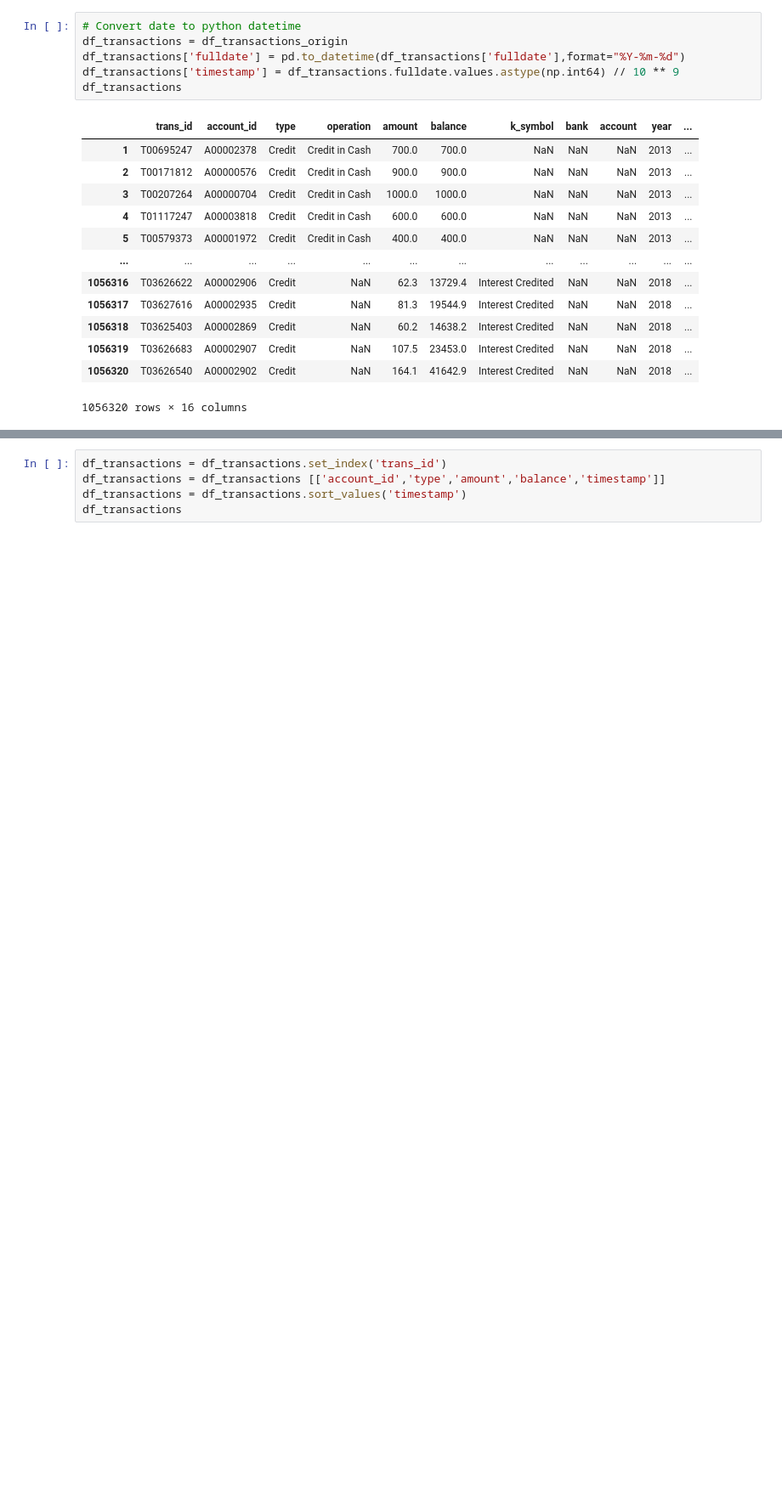
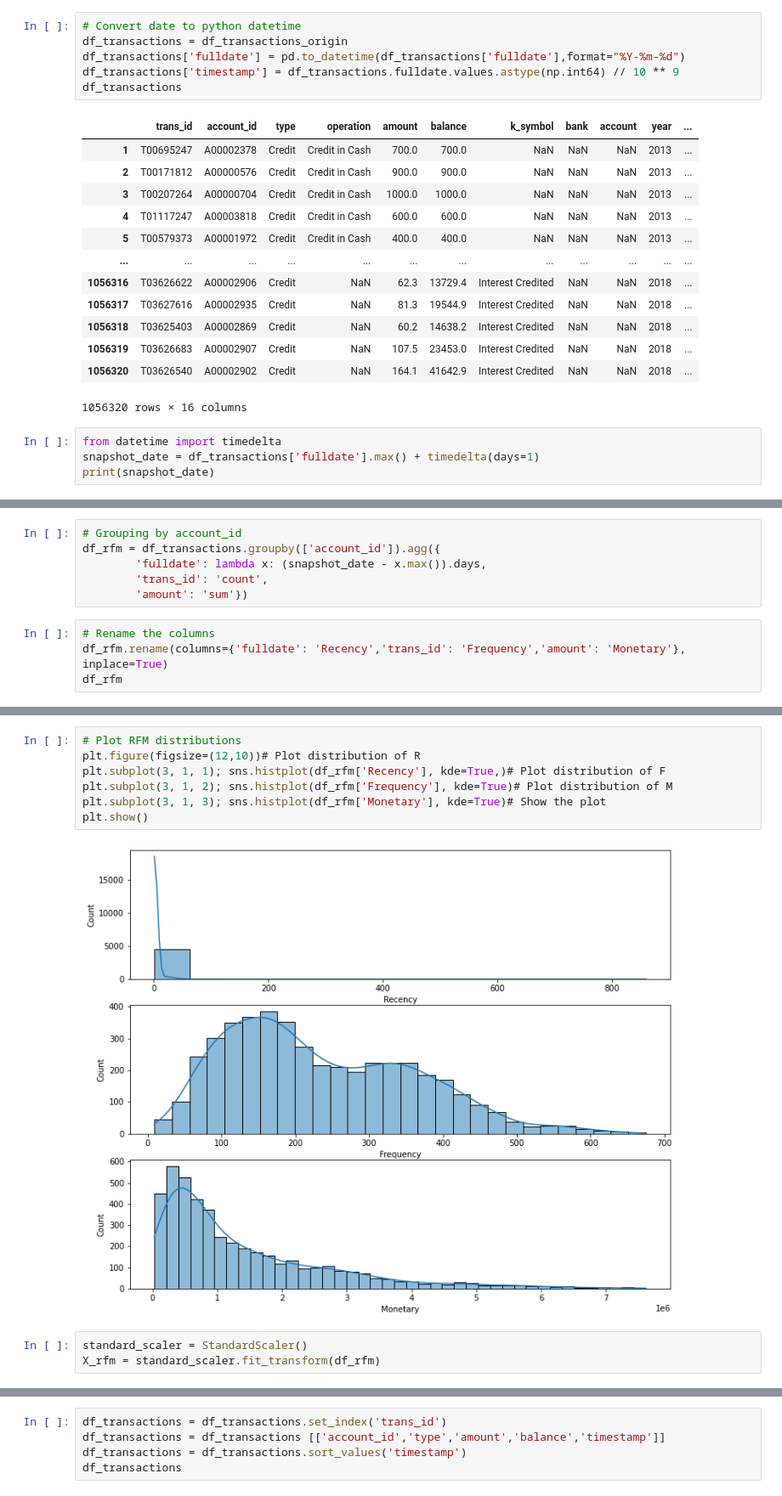
Before and after one commit to ebarkhordar/clustering-of-bank-customers, a Jupyter notebook: clustering_of_bank_customers_using_autoencoder.ipynb, the cells around one changed output, grey strips where cells are left out. Shown at 85% size. Drawn from its saved outputs; the diff is of its cells as text; blank space fills up the shorter version.

```diff
--- a/clustering_of_bank_customers_using_autoencoder.ipynb
+++ b/clustering_of_bank_customers_using_autoencoder.ipynb
@@ -213,3 +215,7 @@ df_transactions
 | 1056319 | T03626683 | A00002907 | Credit | NaN | 107.5 | 23453.0 | Interest Credited | NaN | NaN | 2018 | ... |
 | 1056320 | T03626540 | A00002902 | Credit | NaN | 164.1 | 41642.9 | Interest Credited | NaN | NaN | 2018 | ... |
 1056320 rows × 16 columns
+# %%
+from datetime import timedelta
+snapshot_date = df_transactions['fulldate'].max() + timedelta(days=1)
+print(snapshot_date)
@@ -215,0 +224,10 @@ df_transactions
+# %%
+# Grouping by account_id
+df_rfm = df_transactions.groupby(['account_id']).agg({
+        'fulldate': lambda x: (snapshot_date - x.max()).days,
+        'trans_id': 'count',
+        'amount': 'sum'})
+# %%
+# Rename the columns
+df_rfm.rename(columns={'fulldate': 'Recency','trans_id': 'Frequency','amount': 'Monetary'}, inplace=True)
+df_rfm
@@ -215,0 +249,12 @@ df_transactions
+# %%
+# Plot RFM distributions
+plt.figure(figsize=(12,10))# Plot distribution of R
+plt.subplot(3, 1, 1); sns.histplot(df_rfm['Recency'], kde=True,)# Plot distribution of F
+plt.subplot(3, 1, 2); sns.histplot(df_rfm['Frequency'], kde=True)# Plot distribution of M
+plt.subplot(3, 1, 3); sns.histplot(df_rfm['Monetary'], kde=True)# Show the plot
+plt.show()
+# %% [output]
+[figure, added]
+# %%
+standard_scaler = StandardScaler()
+X_rfm = standard_scaler.fit_transform(df_rfm)
```
Also changed, not shown: parts of 63 cells of this notebook.
